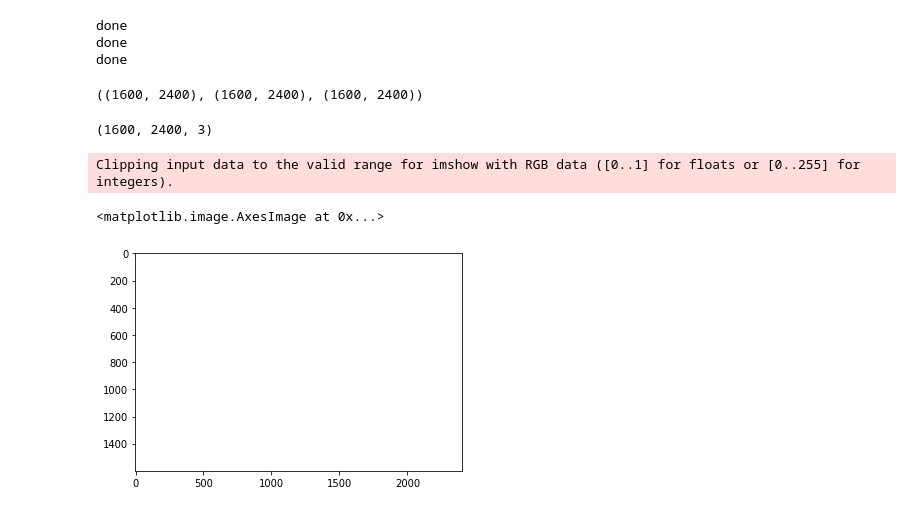
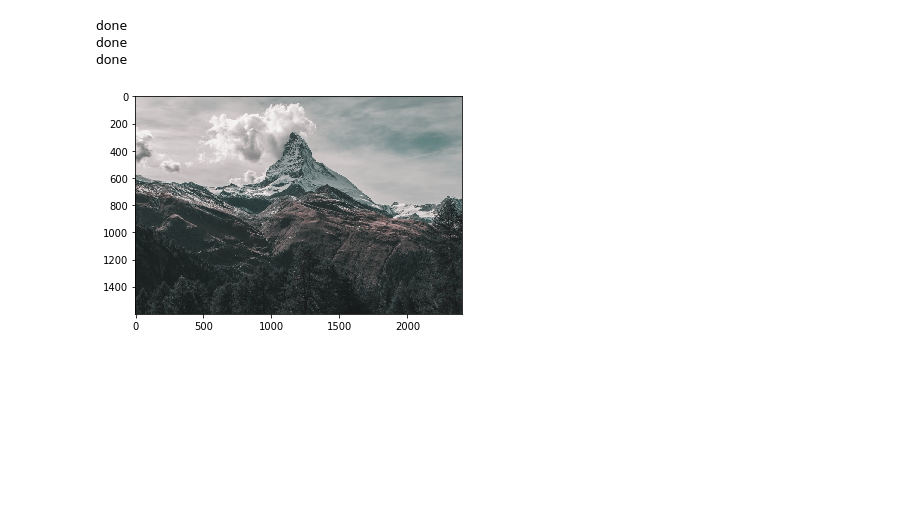
Before and after one commit to elishatofunmi/super-resolutor, a Jupyter notebook: pixel_manipulation.ipynb, the cells around one changed output. Drawn from its saved outputs; the diff is of its cells as text; code cells hidden in the pictures; blank space fills up the shorter version.

```diff
--- a/pixel_manipulation.ipynb
+++ b/pixel_manipulation.ipynb
@@ -96,27 +96,3 @@ c1, c2, c3 = transform(img, k=2)
 done
 done
 done
-# %%
-c1.shape,c2.shape, c3.shape
-# %% [output]
-((1600, 2400), (1600, 2400), (1600, 2400))
-# %%
-def merge_array(c1, c2,c3):
-    array = []
-    array.append([c1])
-    array.append([c2])
-    array.append([c3])
-    return np.array(array)
-
-output_image = merge_array(c1, c2, c3)
-output_image = output_image.reshape(1600,2400,3)
-output_image.shape
-# %% [output]
-(1600, 2400, 3)
-# %%
-import matplotlib.pyplot as plt
-plt.imshow(output_image)
-# %% [output]
-Clipping input data to the valid range for imshow with RGB data ([0..1] for floats or [0..255] for integers).
-<matplotlib.image.AxesImage at 0x...>
-[figure, removed]
@@ -122,0 +110,9 @@ Clipping input data to the valid range for imshow with RGB data ([0..1] for floa
+# %%
+%matplotlib inline
+import matplotlib.pyplot as plt
+import matplotlib.image as pltimg
+img=pltimg.imread('testrgb.png')
+imgplot = plt.imshow(img)
+plt.show()
+# %% [output]
+[figure, added]
```
Also changed, not shown: parts of 2 cells of this notebook, 1 other file.
